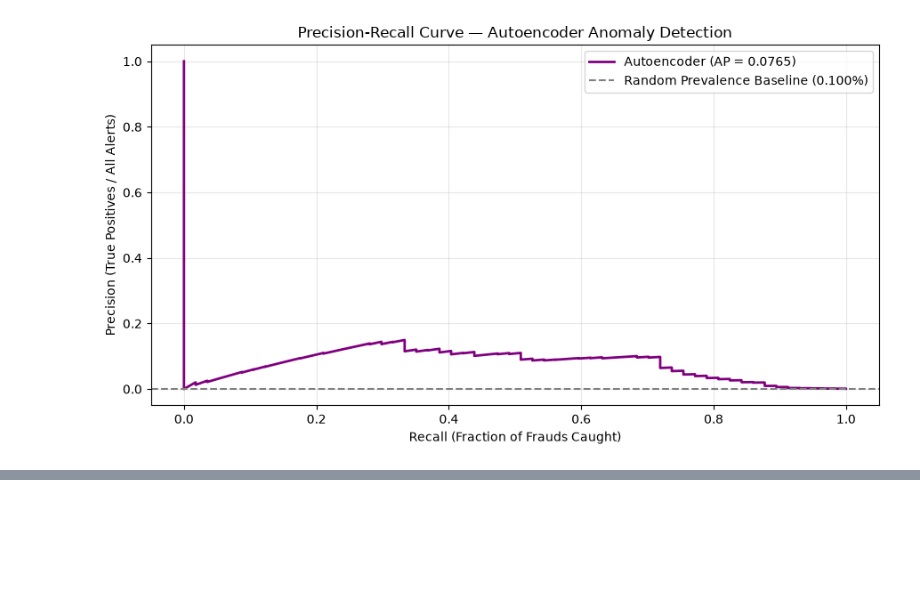
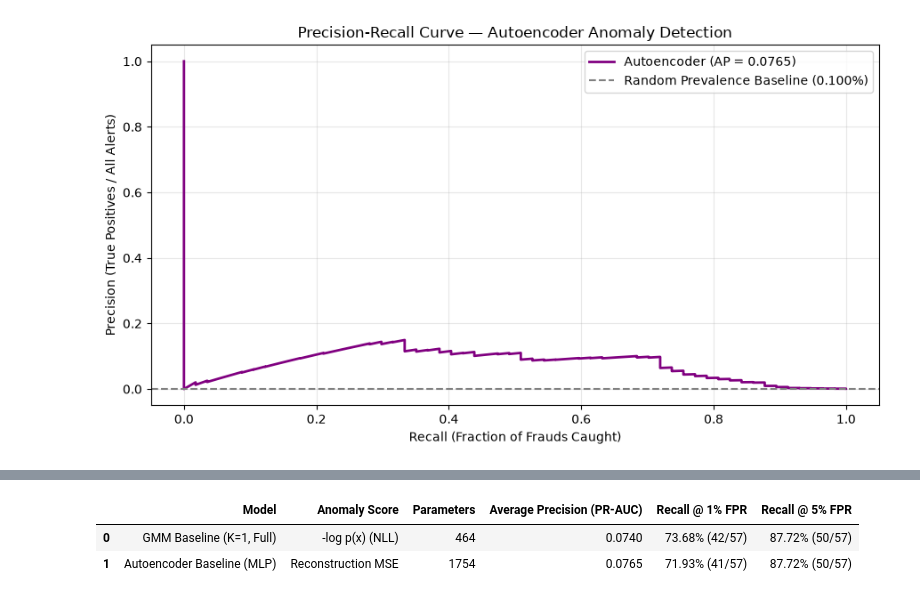
Before and after one commit to Rudra-codee/card-fraud-triage, a Jupyter notebook: notebooks/05_autoencoder_training_and_evaluation.ipynb, the cells around one changed output, grey strips where cells are left out. Drawn from its saved outputs; the diff is of its cells as text; code cells hidden in the pictures; blank space fills up the shorter version.

Commit message:
gmm baseline comparison and viva discussion points

```diff
--- a/notebooks/05_autoencoder_training_and_evaluation.ipynb
+++ b/notebooks/05_autoencoder_training_and_evaluation.ipynb
@@ -297,0 +302,35 @@ plt.show()
+# %%
+# Load frozen GMM validation scores
+gmm_score_path = os.path.join(data_dir, "scores", "gmm_baseline_scores_val.csv")
+gmm_df = pd.read_csv(gmm_score_path)
+aligned_gmm = align_scores_with_labels(gmm_df, row_ids_val, y_val)
+gmm_scores = aligned_gmm["anomaly_score"].to_numpy()
+
+gmm_ap = average_precision_score(y_val, gmm_scores)
+gmm_recall_1pct = recall_at_fpr(y_val, gmm_scores, max_fpr=0.01)
+gmm_recall_5pct = recall_at_fpr(y_val, gmm_scores, max_fpr=0.05)
+
+comparison_df = pd.DataFrame([
+    {
+        "Model": "GMM Baseline (K=1, Full)",
+        "Anomaly Score": "-log p(x) (NLL)",
+        "Parameters": 464,
+        "Average Precision (PR-AUC)": f"{gmm_ap:.4f}",
+        "Recall @ 1% FPR": f"{gmm_recall_1pct['recall']*100:.2f}% ({gmm_recall_1pct['true_positives']}/57)",
+        "Recall @ 5% FPR": f"{gmm_recall_5pct['recall']*100:.2f}% ({gmm_recall_5pct['true_positives']}/57)",
+    },
+    {
+        "Model": "Autoencoder Baseline (MLP)",
+        "Anomaly Score": "Reconstruction MSE",
+        "Parameters": total_params,
+        "Average Precision (PR-AUC)": f"{ae_ap:.4f}",
+        "Recall @ 1% FPR": f"{ae_recall_1pct['recall']*100:.2f}% ({ae_recall_1pct['true_positives']}/57)",
+        "Recall @ 5% FPR": f"{ae_recall_5pct['recall']*100:.2f}% ({ae_recall_5pct['true_positives']}/57)",
+    }
+])
+
+display(comparison_df)
+# %% [output]
+|  | Model | Anomaly Score | Parameters | Average Precision (PR-AUC) | Recall @ 1% FPR | Recall @ 5% FPR |
+| 0 | GMM Baseline (K=1, Full) | -log p(x) (NLL) | 464 | 0.0740 | 73.68% (42/57) | 87.72% (50/57) |
+| 1 | Autoencoder Baseline (MLP) | Reconstruction MSE | 1754 | 0.0765 | 71.93% (41/57) | 87.72% (50/57) |
```
Also changed, not shown: parts of 2 cells of this notebook, 1 other file.
